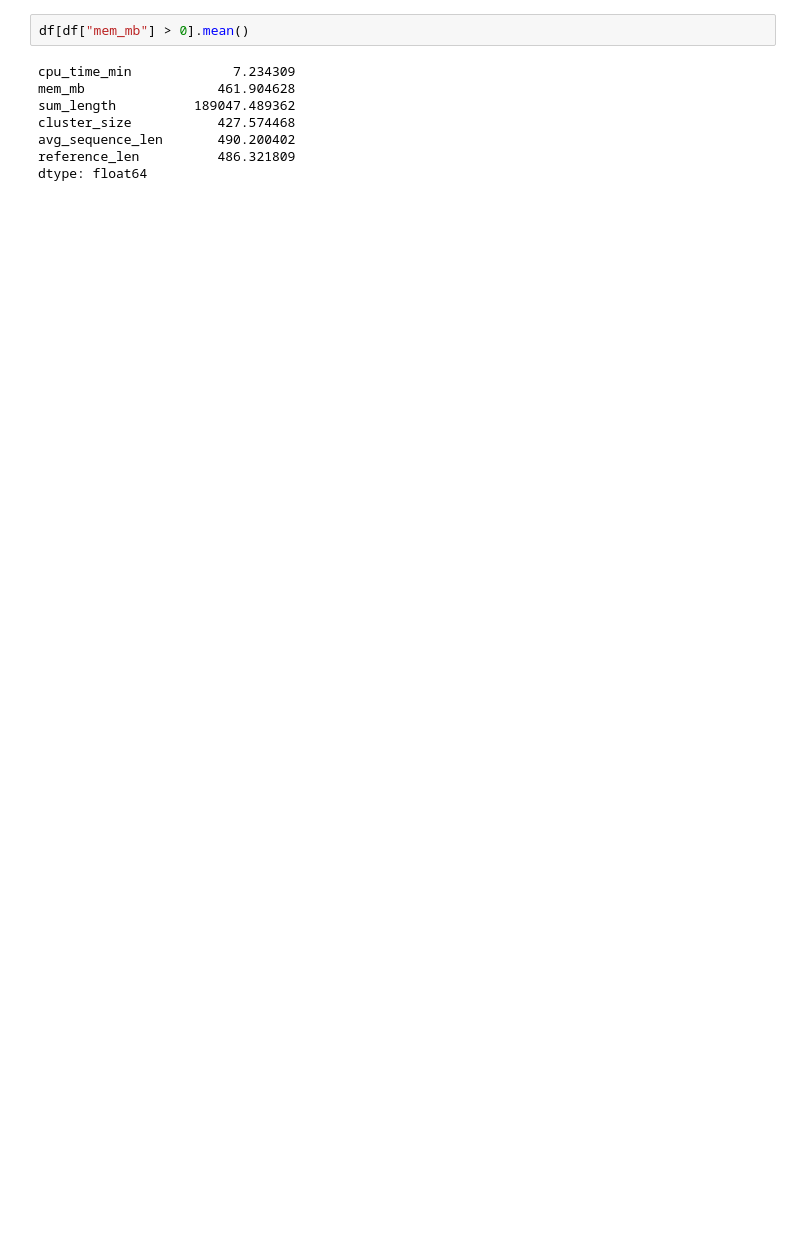
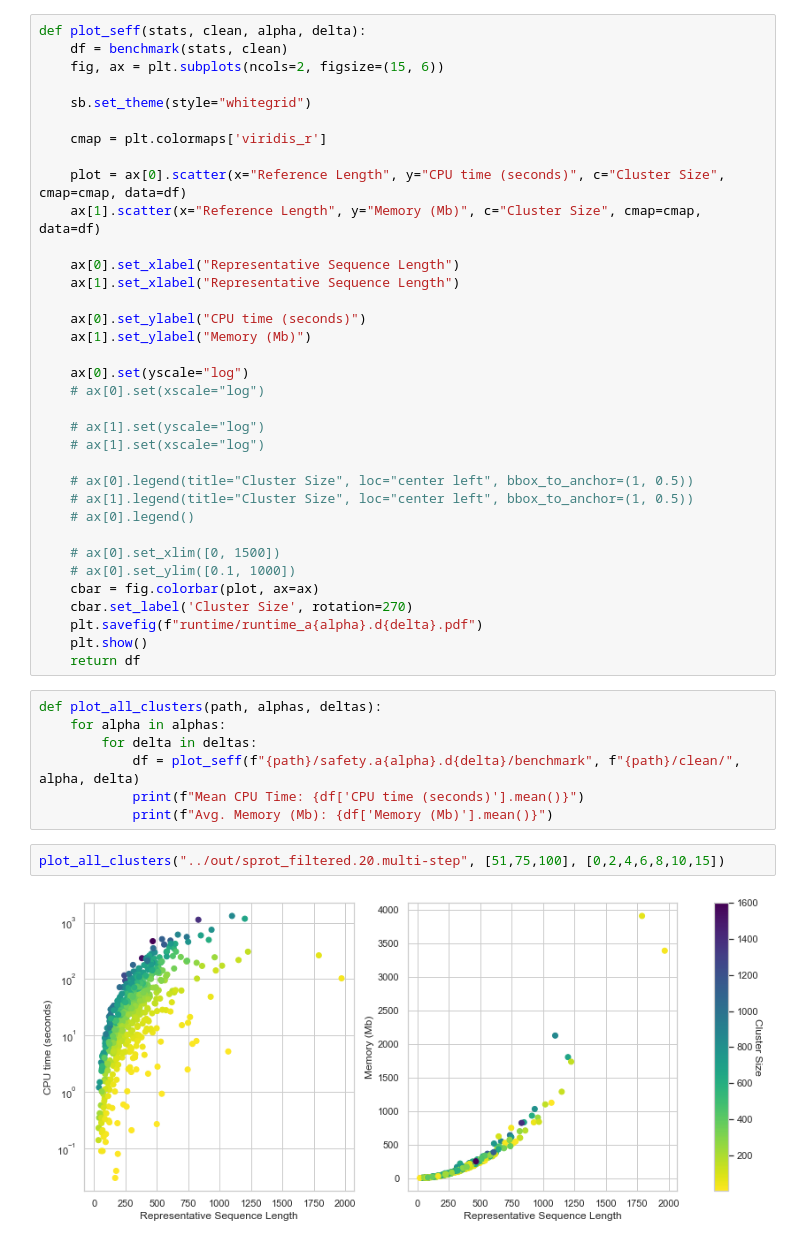
Before and after one commit to algbio/alignment-safety, a Jupyter notebook: pipeline/analysis/benchmark.ipynb, the cells around one changed output. Drawn from its saved outputs; the diff is of its cells as text; blank space fills up the shorter version.

```diff
--- a/pipeline/analysis/benchmark.ipynb
+++ b/pipeline/analysis/benchmark.ipynb
@@ -138,10 +64,46 @@ f"{int(k/60):02}:{int(k%60):02}:00"
-# %%
-df[df["mem_mb"] > 0].mean()
-# %% [output]
-cpu_time_min             7.234309
-mem_mb                 461.904628
-sum_length          189047.489362
-cluster_size           427.574468
-avg_sequence_len       490.200402
-reference_len          486.321809
-dtype: float64
+# %%
+def plot_seff(stats, clean, alpha, delta):
+    df = benchmark(stats, clean)
+    fig, ax = plt.subplots(ncols=2, figsize=(15, 6))
+
+    sb.set_theme(style="whitegrid")
+
+    cmap = plt.colormaps['viridis_r']
+
+    plot = ax[0].scatter(x="Reference Length", y="CPU time (seconds)", c="Cluster Size", cmap=cmap, data=df)
+    ax[1].scatter(x="Reference Length", y="Memory (Mb)", c="Cluster Size", cmap=cmap,  data=df)
+
+    ax[0].set_xlabel("Representative Sequence Length")
+    ax[1].set_xlabel("Representative Sequence Length")
+
+    ax[0].set_ylabel("CPU time (seconds)")
+    ax[1].set_ylabel("Memory (Mb)")
+
+    ax[0].set(yscale="log")
+    # ax[0].set(xscale="log")
+
+    # ax[1].set(yscale="log")
+    # ax[1].set(xscale="log")
+
+    # ax[0].legend(title="Cluster Size", loc="center left", bbox_to_anchor=(1, 0.5))
+    # ax[1].legend(title="Cluster Size", loc="center left", bbox_to_anchor=(1, 0.5))
+    # ax[0].legend()
+
+    # ax[0].set_xlim([0, 1500])
+    # ax[0].set_ylim([0.1, 1000])
+    cbar = fig.colorbar(plot, ax=ax)
+    cbar.set_label('Cluster Size', rotation=270)
+    plt.savefig(f"runtime/runtime_a{alpha}.d{delta}.pdf")
+    plt.show()
+    return df
+# %%
+def plot_all_clusters(path, alphas, deltas):
+    for alpha in alphas:
+        for delta in deltas:
+            df = plot_seff(f"{path}/safety.a{alpha}.d{delta}/benchmark", f"{path}/clean/", alpha, delta)
+            print(f"Mean CPU Time: {df['CPU time (seconds)'].mean()}")
+            print(f"Avg. Memory (Mb): {df['Memory (Mb)'].mean()}")
+# %%
+plot_all_clusters("../out/sprot_filtered.20.multi-step", [51,75,100], [0,2,4,6,8,10,15])
+# %% [output]
+[figure, added]
```
Also changed, not shown: parts of 13 cells of this notebook, 40 other files.
